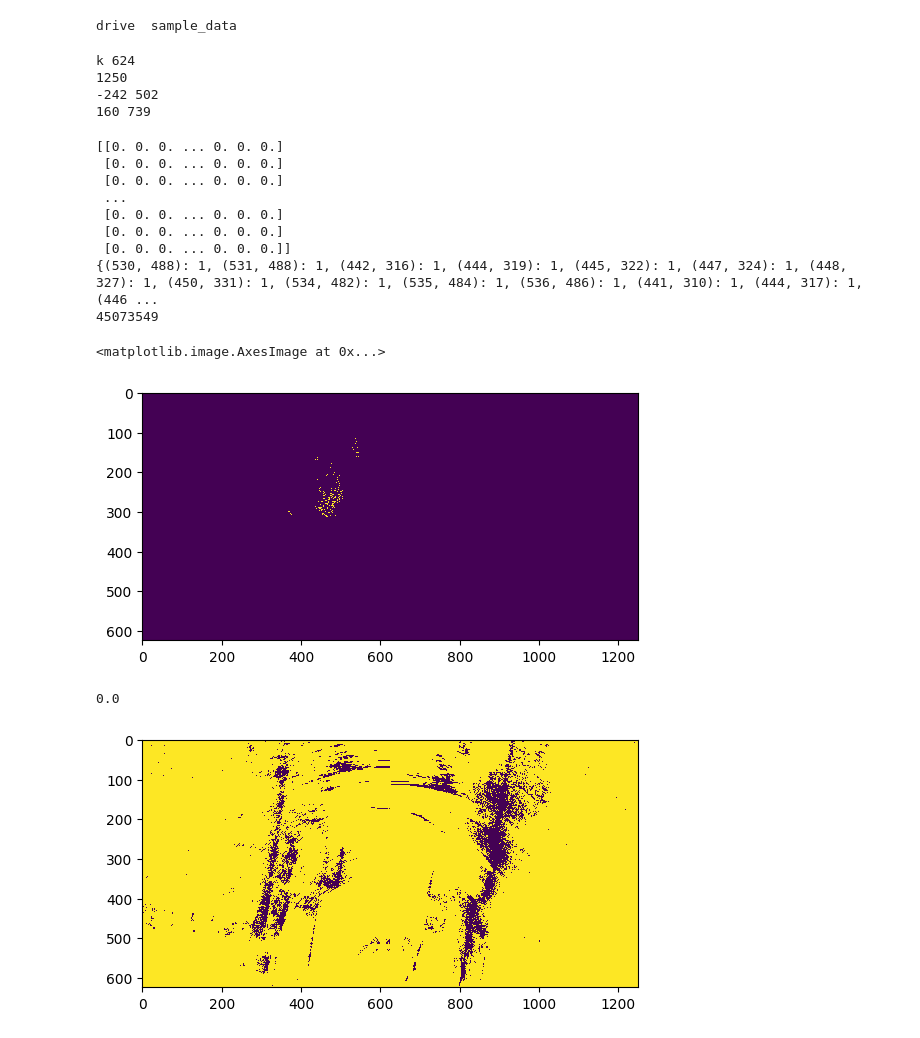
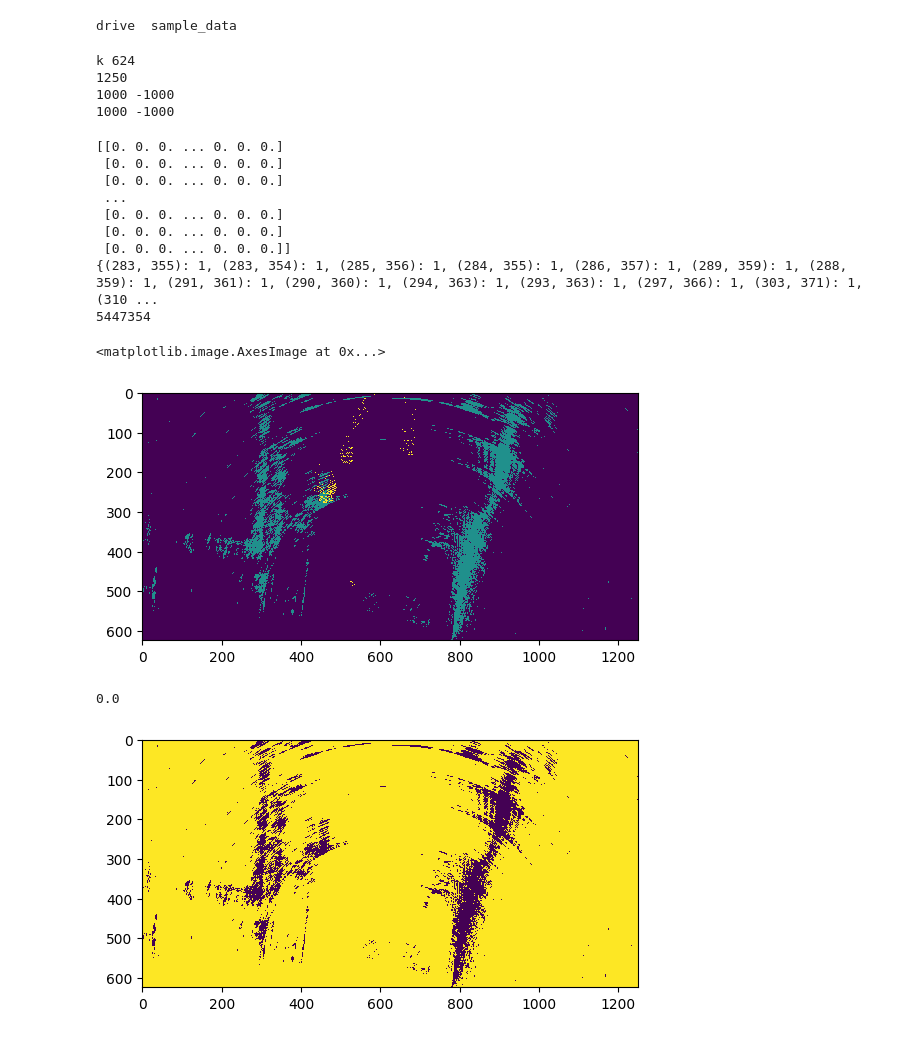
Before and after one commit to omprabhu98/MEngCapstone2022, a Jupyter notebook: Sensor_Fusion_Camera_and_Radar.ipynb, the cells around one changed output. Saved outputs shown, nothing was run; the diff lists cells and outputs as text; code cells hidden in the pictures.

Commit message:
Showing camera data on top of radar data

```diff
--- a/Sensor_Fusion_Camera_and_Radar.ipynb
+++ b/Sensor_Fusion_Camera_and_Radar.ipynb
@@ -807,13 +807,17 @@ for i in range(len(camera_points)):
     # print(x,z)
     x_index = -1*int(x/.04) + 624
     z_index = int(z/.04) + 650
-    x_min = min(x_index,x_min)
-    z_min = min(z_index,z_min)
-    x_max = max(x_index,x_max)
-    z_max = max(z_index,z_max)
+
+    x_index_2 = -1*round(x/.04) + 624
+    z_index_2 = round(z/.04) + 650
+    # x_min = min(x_index,x_min)
+    # z_min = min(z_index,z_min)
+    # x_max = max(x_index,x_max)
+    # z_max = max(z_index,z_max)
 
     # print(x_index,z_index)
     occupancy_map[(x_index,z_index)] = 1
+    occupancy_map[(x_index_2,z_index_2)] = 1
 
   for k in range(len(sar_points[0])):
     for l in range(len(sar_points[0][0])):
@@ -821,6 +825,8 @@ for i in range(len(camera_points)):
       # print(l,k)
       if ((k,l) in occupancy_map):
           occupancy_radar_points[i][k][l] = 1
+      elif (sar_points[i][k][l] == 0.0):
+          occupancy_radar_points[i][k][l] = 0.5
       else:
           occupancy_radar_points[i][k][l] = 0
 print(x_min,x_max)
@@ -828,8 +834,8 @@ print(z_min,z_max)
 # %% [output]
 k 624
 1250
--242 502
-160 739
+1000 -1000
+1000 -1000
 # %%
 print(occupancy_radar_points[34])
 print(occupancy_map)
@@ -842,19 +848,19 @@ print(np.count_nonzero(occupancy_radar_points))
  [0. 0. 0. ... 0. 0. 0.]
  [0. 0. 0. ... 0. 0. 0.]
  [0. 0. 0. ... 0. 0. 0.]]
-{(530, 488): 1, (531, 488): 1, (442, 316): 1, (444, 319): 1, (445, 322): 1, (447, 324): 1, (448, 327): 1, (450, 331): 1, (534, 482): 1, (535, 484): 1, (536, 486): 1, (441, 310): 1, (444, 317): 1, (446 ...
-45073549
+{(283, 355): 1, (283, 354): 1, (285, 356): 1, (284, 355): 1, (286, 357): 1, (289, 359): 1, (288, 359): 1, (291, 361): 1, (290, 360): 1, (294, 363): 1, (293, 363): 1, (297, 366): 1, (303, 371): 1, (310 ...
+5447354
 # %%
 fig, ax = plt.subplots()
-ax.imshow(occupancy_radar_points[50], interpolation='nearest', origin='upper')
+ax.imshow(occupancy_radar_points[0], interpolation='nearest', origin='upper')
 # %% [output]
 <matplotlib.image.AxesImage at 0x...>
-[figure, old version]
+[figure, new version]
 # %%
 fig, ax = plt.subplots()
-ax.imshow(sar_points[50], interpolation='nearest', origin='upper')
+ax.imshow(sar_points[0], interpolation='nearest', origin='upper')
 print(sar_points[44][582][800])
 # ax.imshow(sar_points[32], interpolation='nearest', origin='upper')
 # %% [output]
 0.0
-[figure, old version]
+[figure, new version]
```
